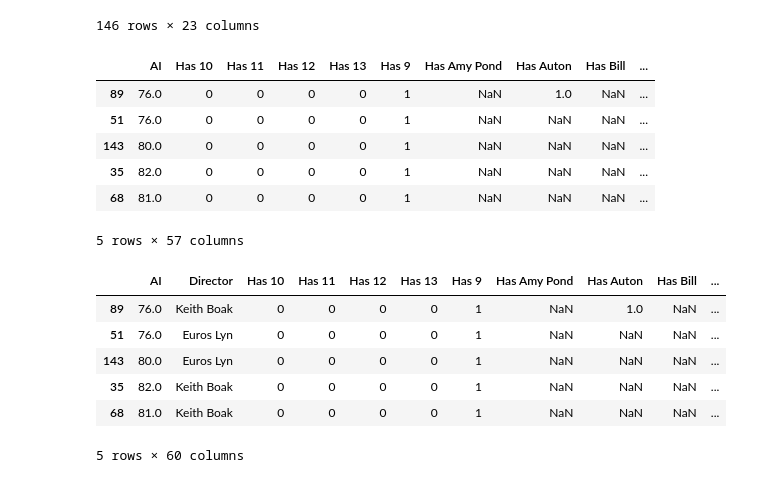
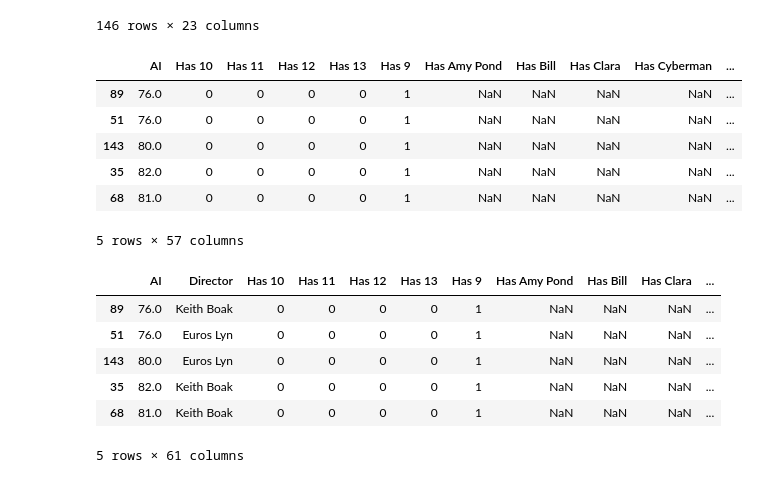
Before and after one commit to IntegerMan/WhoML, a Jupyter notebook: EDA/WhoFeatureExtraction.ipynb, the cells around one changed output. Saved outputs shown, nothing was run; the diff lists cells and outputs as text; code cells hidden in the pictures.

```diff
--- a/EDA/WhoFeatureExtraction.ipynb
+++ b/EDA/WhoFeatureExtraction.ipynb
@@ -58,28 +58,29 @@ df
 # %%
 # Determine which notable characters / monsters are in the episode
 noteable_characters = [
-    'The Doctor',
     'Rose Tyler',
     'Mickey Smith',
     'Jackie Tyler',
-    'Clive',
     'Cyberman',
-    'Auton',
     'Dalek',
+    'Commander Strax'
     'Captain Jack Harkness',
-    'Evil Santa',
     'Sarah Jane Smith',
     'Ood',
     'Donna Noble',
     'Martha Jones',
     'Judoon',
-    'Futurekind',
     'Amy Pond',
     'Rory',
     'River Song',
     'Clara',
     'Weeping Angel',
-    'Silent',
+    'The Silent',
+    'Madame Kovarian',
+    'Madame Vastra',
+    'Winston Churchill',
+    'Sophie',
+    'Jenny Flint',
     'The War Doctor',
     'Danny Pink',
     'Bill',
@@ -87,43 +88,55 @@ noteable_characters = [
     'The Master',
     'Kate Lethbridge-Stewart',
     'Zygon',
+    'Sontaran',
     'Nardole',
     'Yasmin Khan',
     'Graham O\'Brien',
     'Ryan Sinclair',
-    'Grace'
+    'Grace',
+    'Winston Churchill'
 ]
 
 def extract_cast_info(row):
 
     # Load information about cast
     data = row['cast']
     arr = json.loads(data)
     for role in arr:
         roleName = role['role']
 
         # Clean up names
-        if roleName == 'Doctor Who':
-            roleName = 'The Doctor'
+        if roleName.startswith('Dalek'):
+            roleName = 'Dalek'
+        if roleName.startswith('Cyber'):
+            roleName = 'Cyberman'
         if roleName == 'Rory Williams':
             roleName = 'Rory'
+        if roleName == 'Angel Bob':
+            roleName = 'Weeping Angel'
+        if roleName.startswith('Judoon'):
+            roleName = 'Judoon'
+        if roleName == 'Silent':
+            roleName = 'The Silent'
+        if roleName == 'Emperor Winston Churchill' or roleName == 'Churchill':
+            roleName = 'Winston Churchill'
 
         # Add a column for the character if we care about them
         if roleName in noteable_characters:
             row['Has ' + roleName] = 1
 
     # Return the row with new characters
     return row
 
 df = df.apply(extract_cast_info, axis=1)
 df.head()
 # %% [output]
-|  | AI | Has 10 | Has 11 | Has 12 | Has 13 | Has 9 | Has Amy Pond | Has Auton | Has Bill | ... |
-| 89 | 76.0 | 0 | 0 | 0 | 0 | 1 | NaN | 1.0 | NaN | ... |
-| 51 | 76.0 | 0 | 0 | 0 | 0 | 1 | NaN | NaN | NaN | ... |
-| 143 | 80.0 | 0 | 0 | 0 | 0 | 1 | NaN | NaN | NaN | ... |
-| 35 | 82.0 | 0 | 0 | 0 | 0 | 1 | NaN | NaN | NaN | ... |
-| 68 | 81.0 | 0 | 0 | 0 | 0 | 1 | NaN | NaN | NaN | ... |
+|  | AI | Has 10 | Has 11 | Has 12 | Has 13 | Has 9 | Has Amy Pond | Has Bill | Has Clara | Has Cyberman | ... |
+| 89 | 76.0 | 0 | 0 | 0 | 0 | 1 | NaN | NaN | NaN | NaN | ... |
+| 51 | 76.0 | 0 | 0 | 0 | 0 | 1 | NaN | NaN | NaN | NaN | ... |
+| 143 | 80.0 | 0 | 0 | 0 | 0 | 1 | NaN | NaN | NaN | NaN | ... |
+| 35 | 82.0 | 0 | 0 | 0 | 0 | 1 | NaN | NaN | NaN | NaN | ... |
+| 68 | 81.0 | 0 | 0 | 0 | 0 | 1 | NaN | NaN | NaN | NaN | ... |
 5 rows × 57 columns
 # %%
 # Determine key information about crew - director and writer, mostly
@@ -143,19 +156,21 @@ def extract_crew_info(row):
             row['Producer'] = name
         elif role == 'Director':
             row['Director'] = name
+        elif role == 'Incidental Music' or role == 'Music' or role == 'Composer':
+            row['Music'] = name
 
     return row
 
 df = df.apply(extract_crew_info, axis=1)
 df.head()
 # %% [output]
-|  | AI | Director | Has 10 | Has 11 | Has 12 | Has 13 | Has 9 | Has Amy Pond | Has Auton | Has Bill | ... |
-| 89 | 76.0 | Keith Boak | 0 | 0 | 0 | 0 | 1 | NaN | 1.0 | NaN | ... |
+|  | AI | Director | Has 10 | Has 11 | Has 12 | Has 13 | Has 9 | Has Amy Pond | Has Bill | Has Clara | ... |
+| 89 | 76.0 | Keith Boak | 0 | 0 | 0 | 0 | 1 | NaN | NaN | NaN | ... |
 | 51 | 76.0 | Euros Lyn | 0 | 0 | 0 | 0 | 1 | NaN | NaN | NaN | ... |
 | 143 | 80.0 | Euros Lyn | 0 | 0 | 0 | 0 | 1 | NaN | NaN | NaN | ... |
 | 35 | 82.0 | Keith Boak | 0 | 0 | 0 | 0 | 1 | NaN | NaN | NaN | ... |
 | 68 | 81.0 | Keith Boak | 0 | 0 | 0 | 0 | 1 | NaN | NaN | NaN | ... |
-5 rows × 60 columns
+5 rows × 61 columns
 # %%
 # Fix some missing values in our source data
 df.loc[df['title'].eq('The Power of Three'), ['Director']] = 'Douglas Mackinnon'
```
Also changed, not shown: parts of 3 cells of this notebook, 3 other files.
